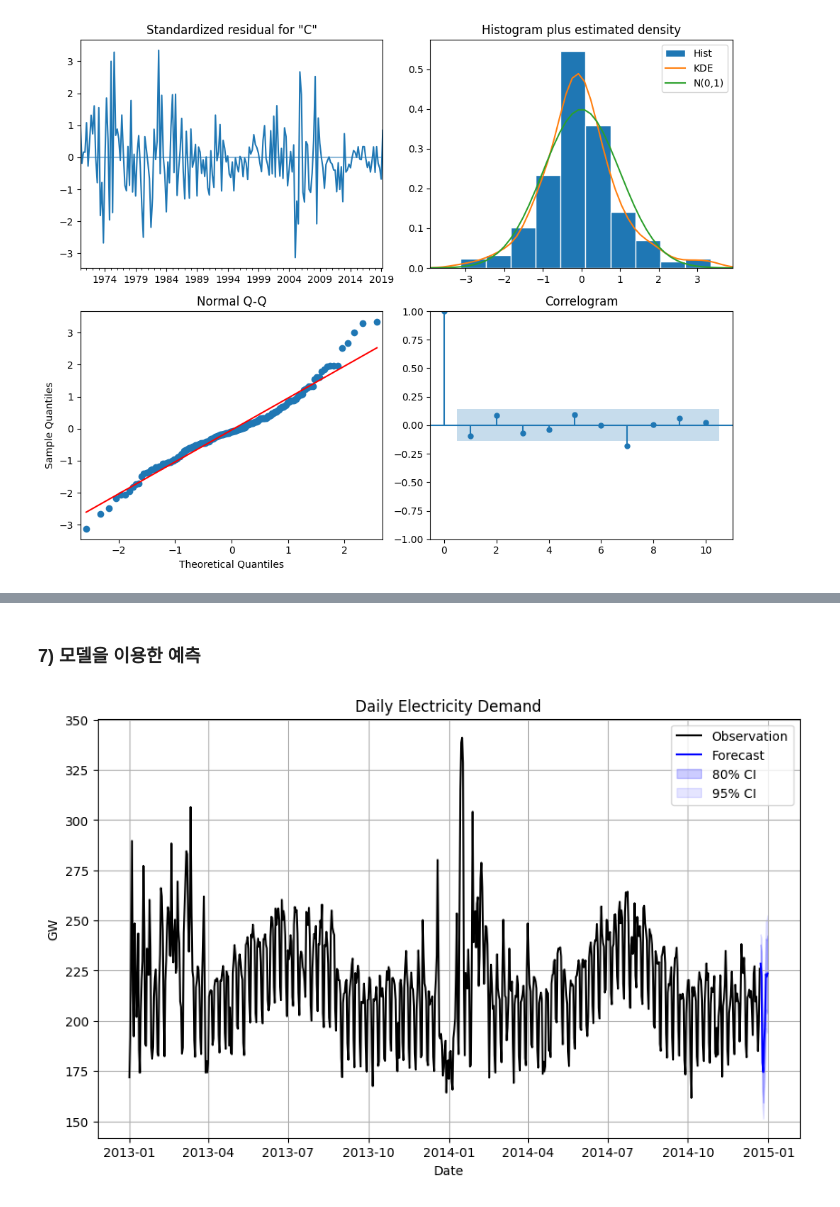
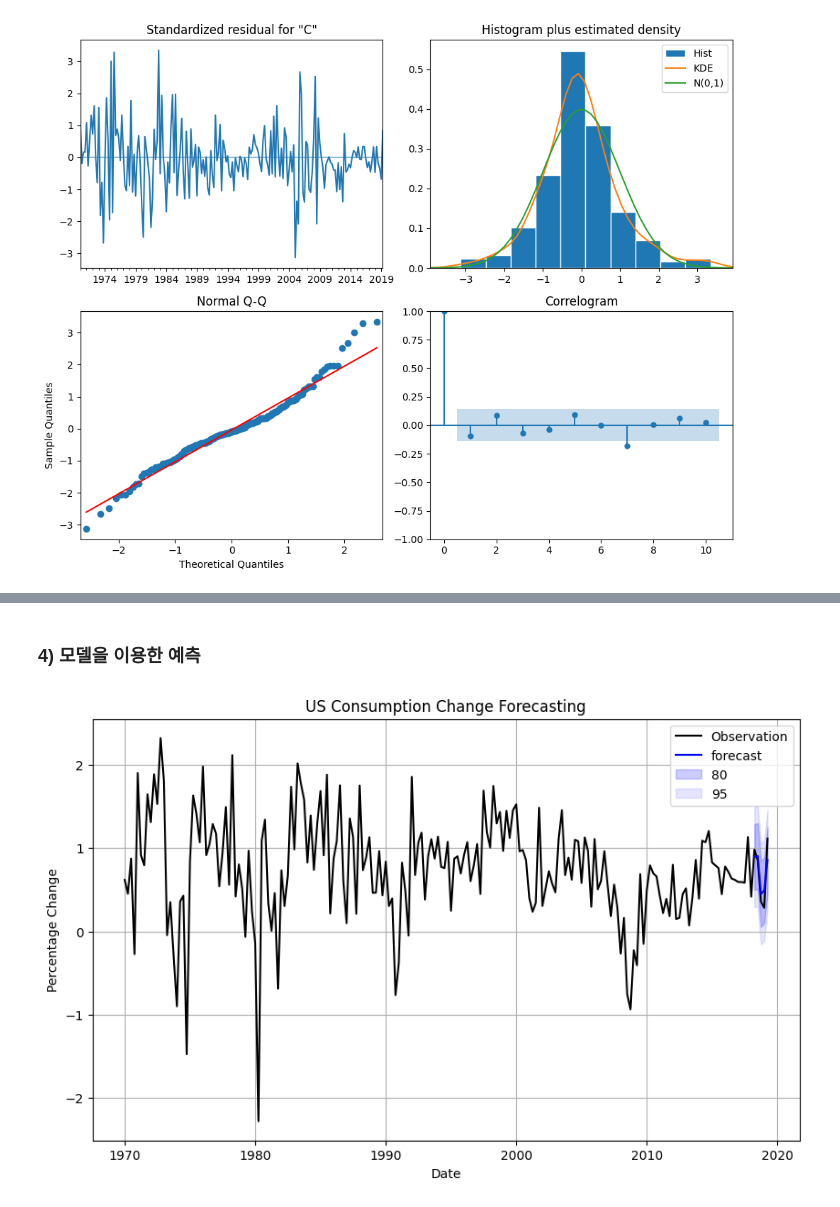
Before and after one commit to safeai-snu/Econometrics, a Jupyter notebook: Ch4.1.ARIMAX.ipynb, the cells around one changed output, grey strips where cells are left out. Drawn from its saved outputs; the diff is of its cells as text; code cells hidden in the pictures.

```diff
--- a/Ch4.1.ARIMAX.ipynb
+++ b/Ch4.1.ARIMAX.ipynb
@@ -148,0 +186,5 @@ plt.show()
+# %%
+#실제 모델 적합
+model = SARIMAX(us_change["Consumption"][:193], us_change[ ["Income", "Production", "Savings", "Unemployment"] ][:193], order=(2, 0, 3), simple_differencing=False)
+fit = model.fit(disp=False)
+fit.summary()
@@ -149,25 +217,25 @@ plt.show()
 # %% [markdown]
-### 7) 모델을 이용한 예측
+### 4) 모델을 이용한 예측
 # %%
 #SARIMAX 예측값 구하기기
-forecast_result = fit.get_forecast(steps=9, exog=X[-9:])
+forecast_result = fit.get_forecast(5, exog=us_change[ ["Income", "Production", "Savings", "Unemployment"] ].iloc[193:])
 forecast_mean = forecast_result.predicted_mean
-lower_ci80 = forecast_result.conf_int(alpha=0.2).iloc[:, 0]
-upper_ci80 = forecast_result.conf_int(alpha=0.2).iloc[:, 1]
-lower_ci95 = forecast_result.conf_int(alpha=0.05).iloc[:, 0]
-upper_ci95 = forecast_result.conf_int(alpha=0.05).iloc[:, 1]
+lower_ci80 = forecast_result.conf_int(alpha=0.2).iloc[:,0]
+upper_ci80 = forecast_result.conf_int(alpha=0.2).iloc[:,1]
+lower_ci95 = forecast_result.conf_int(alpha=0.05).iloc[:,0]
+upper_ci95 = forecast_result.conf_int(alpha=0.05).iloc[:,1]
 
-#예측 시각화화
+#예측 시각화
 plt.figure(figsize=(10, 6))
-plt.plot(vic_elec_daily['Demand'][:-9], label='Observation', color='black')
-plt.plot(forecast_mean, label='Forecast', color='b')
-plt.fill_between(forecast_mean.index, lower_ci80, upper_ci80, label='80% CI', color='b', alpha=.2)
-plt.fill_between(forecast_mean.index, lower_ci95, upper_ci95, label='95% CI', color='b', alpha=.1)
-plt.xlabel('Date')
-plt.ylabel('GW')
-plt.title('Daily Electricity Demand')
+plt.plot(us_change["Consumption"], label='Observation', color='black')
+plt.plot(forecast_mean, label='forecast', color='b')
+plt.fill_between(forecast_mean.index, lower_ci80, upper_ci80, label='80', color='b', alpha=.2)
+plt.fill_between(forecast_mean.index, lower_ci95, upper_ci95, label='95', color='b', alpha=.1)
+plt.xlabel("Date")
+plt.ylabel("Percentage Change")
+plt.title("US Consumption Change Forecasting")
 plt.grid(True)
 plt.legend()
 plt.show()
 # %% [output]
-[figure, old version]
+[figure, new version]
```
Also changed, not shown: parts of 33 cells of this notebook, 2 other files.
